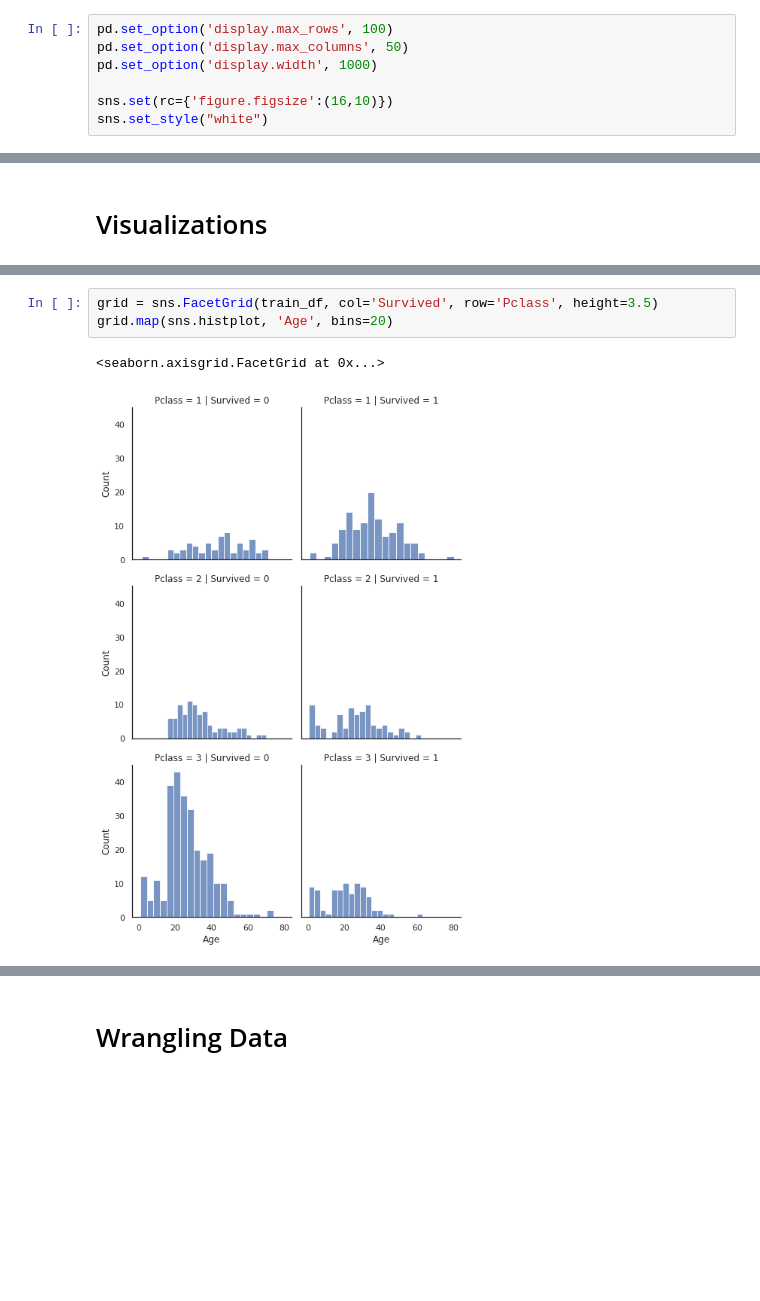
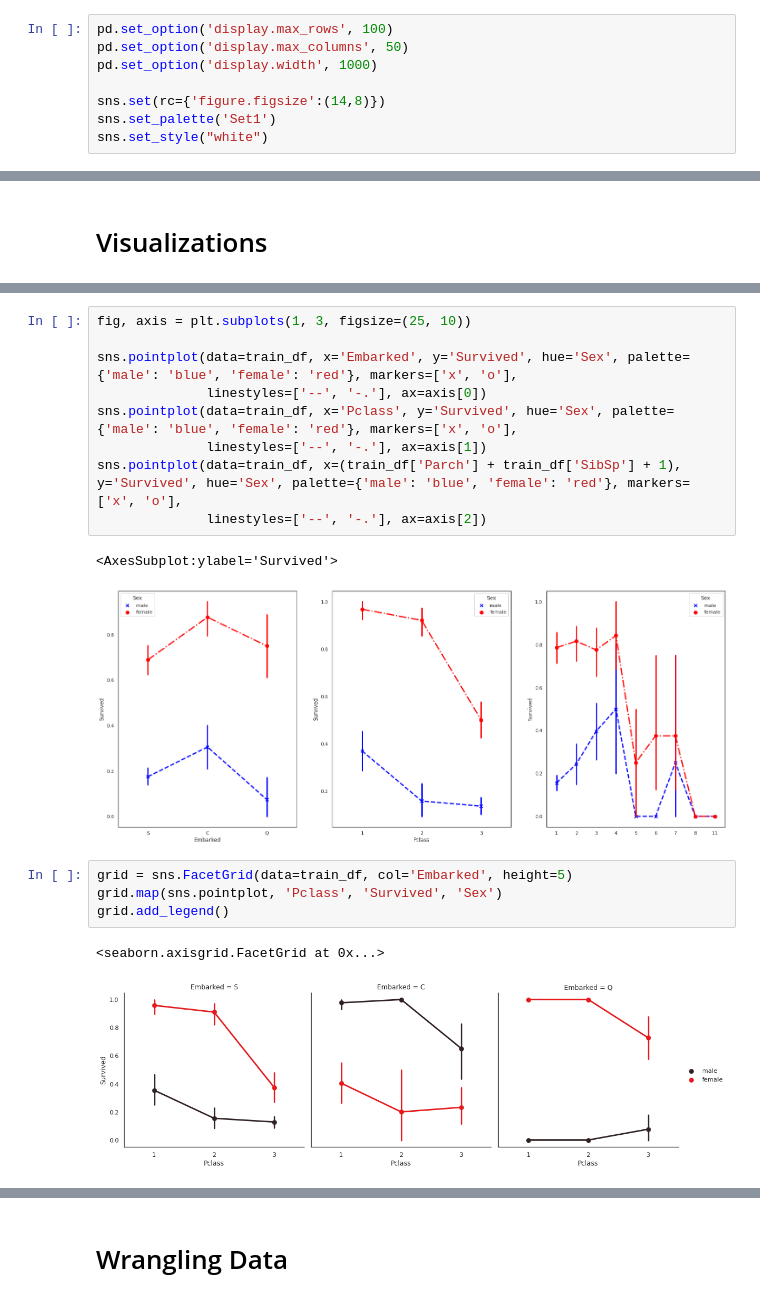
Before and after one commit to Hormozzan/TitanicPassengersSurvivalPrediction, a Jupyter notebook: titanic-passengers-survival-prediction.ipynb, the cells around one changed output, grey strips where cells are left out. Cells and saved outputs as stored; diff of their text form; blank space fills up the shorter version.

```diff
--- a/titanic-passengers-survival-prediction.ipynb
+++ b/titanic-passengers-survival-prediction.ipynb
@@ -34,7 +43,8 @@ pd.set_option('display.max_rows', 100)
 pd.set_option('display.max_columns', 50)
 pd.set_option('display.width', 1000)
 
-sns.set(rc={'figure.figsize':(16,10)})
+sns.set(rc={'figure.figsize':(14,8)})
+sns.set_palette('Set1')
 sns.set_style("white")
 # %% [markdown]
 # Acquiring Data
@@ -148,6 +204,19 @@ grid.map(sns.histplot, 'Age', bins=20)
+# %%
+fig, axis = plt.subplots(1, 3, figsize=(25, 10))
+
+sns.pointplot(data=train_df, x='Embarked', y='Survived', hue='Sex', palette={'male': 'blue', 'female': 'red'}, markers=['x', 'o'],
+              linestyles=['--', '-.'], ax=axis[0])
+sns.pointplot(data=train_df, x='Pclass', y='Survived', hue='Sex', palette={'male': 'blue', 'female': 'red'}, markers=['x', 'o'],
+              linestyles=['--', '-.'], ax=axis[1])
+sns.pointplot(data=train_df, x=(train_df['Parch'] + train_df['SibSp'] + 1), y='Survived', hue='Sex', palette={'male': 'blue', 'female': 'red'}, markers=['x', 'o'],
+              linestyles=['--', '-.'], ax=axis[2])
+# %% [output]
+<AxesSubplot:ylabel='Survived'>
+[figure, added]
 # %%
-grid = sns.FacetGrid(train_df, col='Survived', row='Pclass', height=3.5)
-grid.map(sns.histplot, 'Age', bins=20)
+grid = sns.FacetGrid(data=train_df, col='Embarked', height=5)
+grid.map(sns.pointplot, 'Pclass', 'Survived', 'Sex')
+grid.add_legend()
 # %% [output]
 <seaborn.axisgrid.FacetGrid at 0x...>
-[figure, old version]
+[figure, new version]
```
Also changed, not shown: parts of 29 cells of this notebook.
